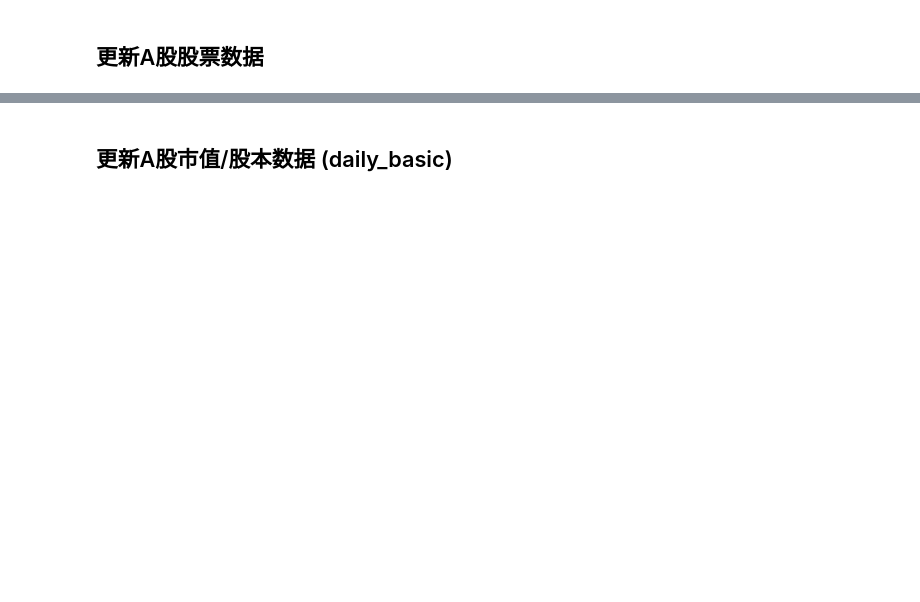
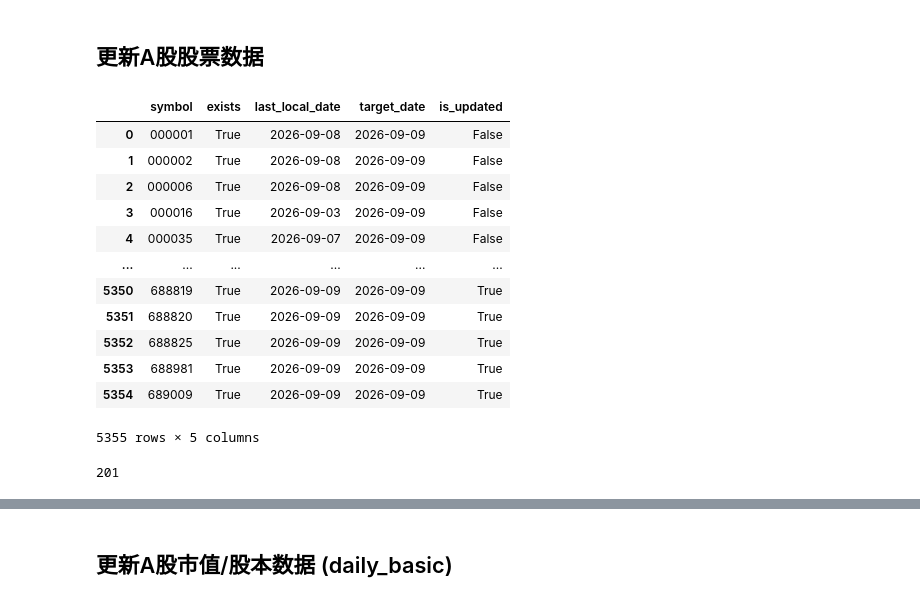
Before and after one commit to WuYingge/free-ladder, a Jupyter notebook: notebooks/dailyUpdate.ipynb, the cells around one changed output, grey strips where cells are left out. Cells and saved outputs as stored; diff of their text form; code cells hidden in the pictures; blank space fills up the shorter version.

```diff
--- a/notebooks/dailyUpdate.ipynb
+++ b/notebooks/dailyUpdate.ipynb
@@ -73,12 +328,28 @@ sync_backup(src=DataPath.STOCK_PATH, dest=os.path.join(DataPath.BAK_PATH, "stock
 # %%
 from data_manager.stock_data_manager import batch_check_stock_data_updated
 from data_manager.providers.stock_list_provider import STOCK_LIST
 
 stock_symbols = STOCK_LIST.get_all_symbol()
-stock_status_df = batch_check_stock_data_updated(stock_symbols, target_date=None) # or "2026-04-14"
+stock_status_df = batch_check_stock_data_updated(stock_symbols, target_date="2026-09-09") # or "2026-04-14"
 stock_status_df
+# %% [output]
+|  | symbol | exists | last_local_date | target_date | is_updated |
+| 0 | 000001 | True | 2026-09-08 | 2026-09-09 | False |
+| 1 | 000002 | True | 2026-09-08 | 2026-09-09 | False |
+| 2 | 000006 | True | 2026-09-08 | 2026-09-09 | False |
+| 3 | 000016 | True | 2026-09-03 | 2026-09-09 | False |
+| 4 | 000035 | True | 2026-09-07 | 2026-09-09 | False |
+| ... | ... | ... | ... | ... | ... |
+| 5350 | 688819 | True | 2026-09-09 | 2026-09-09 | True |
+| 5351 | 688820 | True | 2026-09-09 | 2026-09-09 | True |
+| 5352 | 688825 | True | 2026-09-09 | 2026-09-09 | True |
+| 5353 | 688981 | True | 2026-09-09 | 2026-09-09 | True |
+| 5354 | 689009 | True | 2026-09-09 | 2026-09-09 | True |
+5355 rows × 5 columns
 # %%
 failed_stock_list = stock_status_df[~stock_status_df["is_updated"]].symbol.tolist()
 len(failed_stock_list)
+# %% [output]
+201
 # %%
 update_stock_data(failed_stock_list)
```
Also changed, not shown: parts of 12 cells of this notebook, 11 other files.
